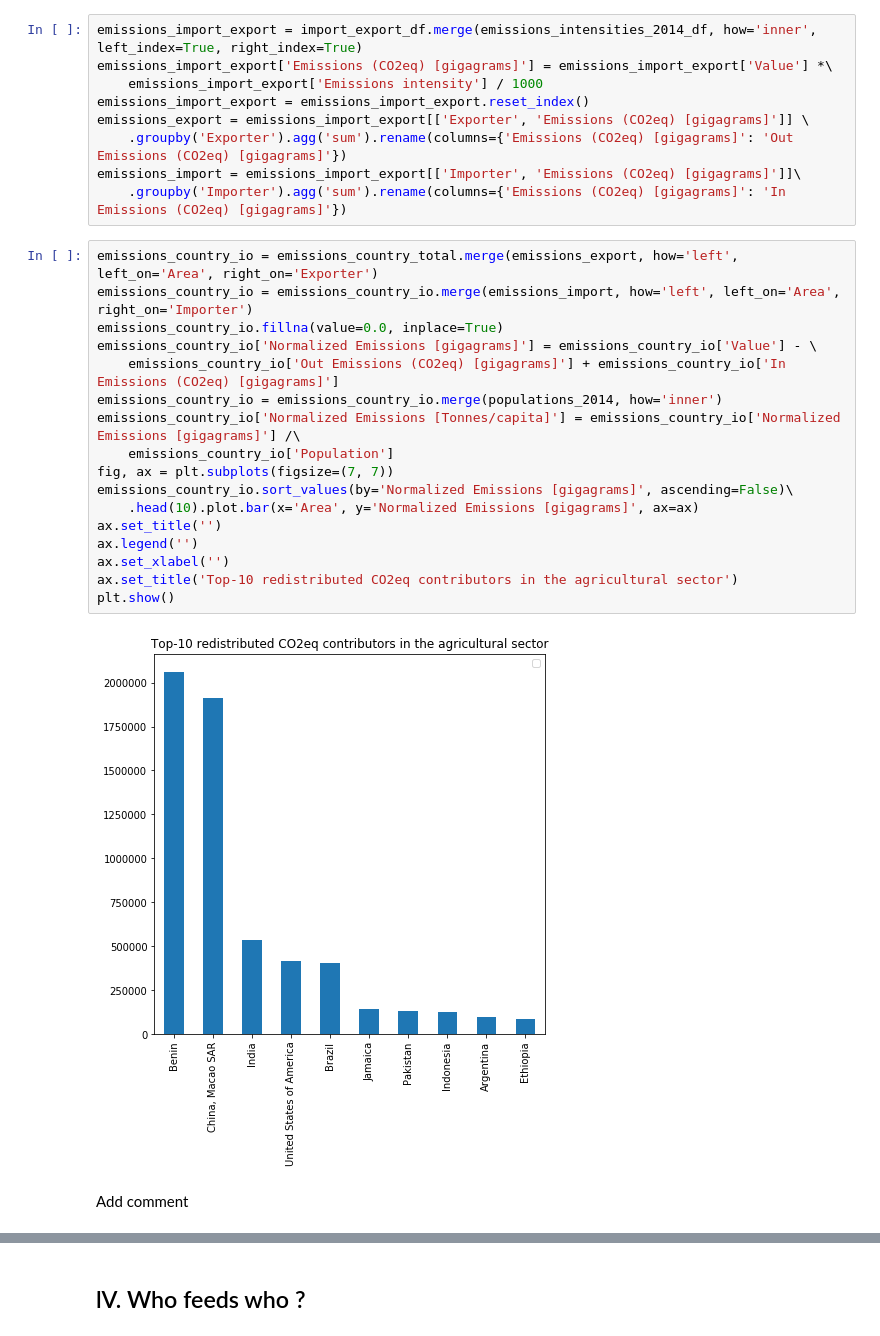
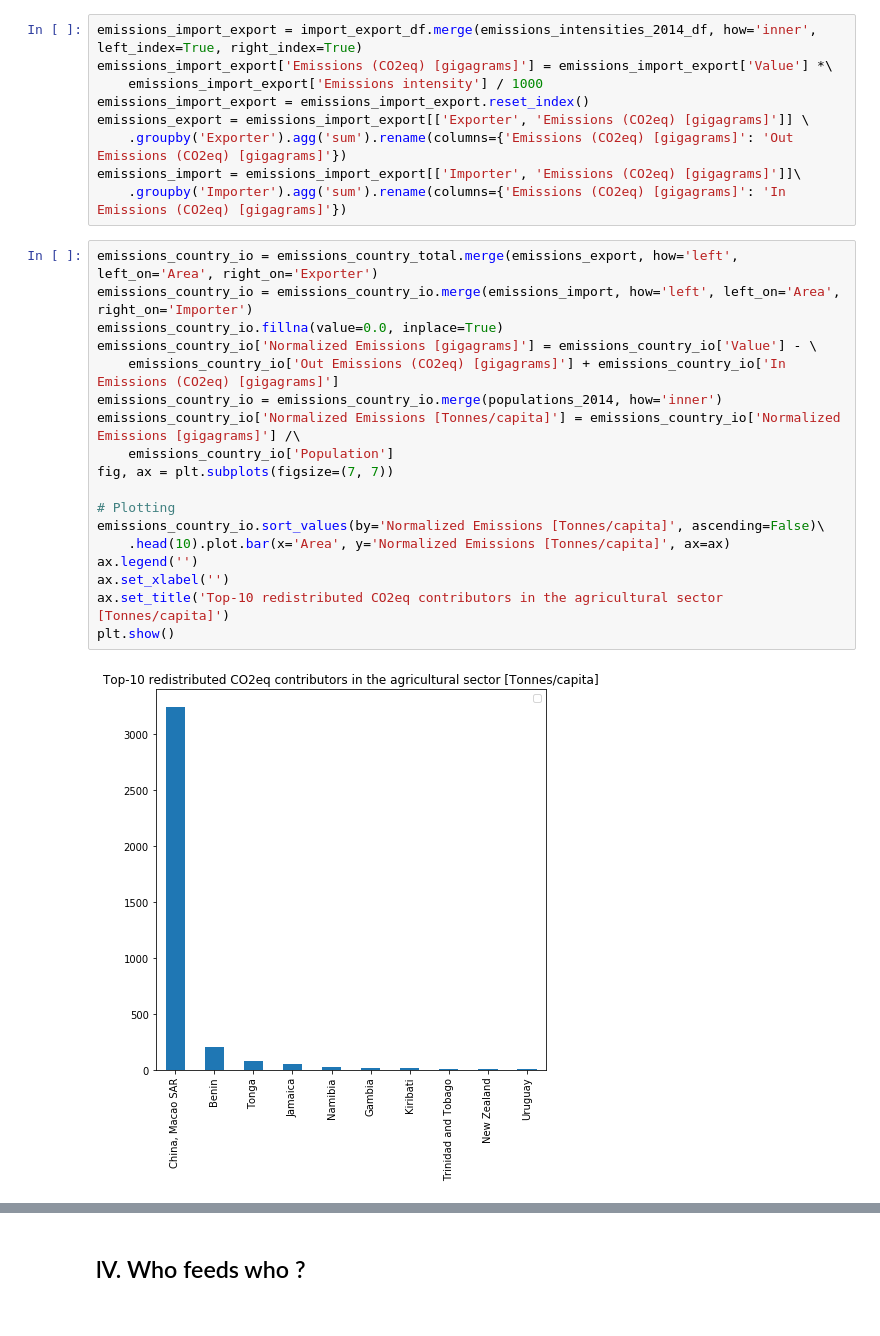
Before and after one commit to tileb1/global-food-statistics, a Jupyter notebook: milestone2_final.ipynb, the cells around one changed output, grey strips where cells are left out. Saved outputs shown, nothing was run; the diff lists cells and outputs as text.

```diff
--- a/milestone2_final.ipynb
+++ b/milestone2_final.ipynb
@@ -632,21 +590,20 @@ emissions_import = emissions_import_export[['Importer', 'Emissions (CO2eq) [giga
 # %%
 emissions_country_io = emissions_country_total.merge(emissions_export, how='left', left_on='Area', right_on='Exporter')
 emissions_country_io = emissions_country_io.merge(emissions_import, how='left', left_on='Area', right_on='Importer')
 emissions_country_io.fillna(value=0.0, inplace=True)
 emissions_country_io['Normalized Emissions [gigagrams]'] = emissions_country_io['Value'] - \
     emissions_country_io['Out Emissions (CO2eq) [gigagrams]'] + emissions_country_io['In Emissions (CO2eq) [gigagrams]']
 emissions_country_io = emissions_country_io.merge(populations_2014, how='inner')
 emissions_country_io['Normalized Emissions [Tonnes/capita]'] = emissions_country_io['Normalized Emissions [gigagrams]'] /\
     emissions_country_io['Population']
 fig, ax = plt.subplots(figsize=(7, 7))
-emissions_country_io.sort_values(by='Normalized Emissions [gigagrams]', ascending=False)\
-    .head(10).plot.bar(x='Area', y='Normalized Emissions [gigagrams]', ax=ax)
-ax.set_title('')
+
+# Plotting
+emissions_country_io.sort_values(by='Normalized Emissions [Tonnes/capita]', ascending=False)\
+    .head(10).plot.bar(x='Area', y='Normalized Emissions [Tonnes/capita]', ax=ax)
 ax.legend('')
 ax.set_xlabel('')
-ax.set_title('Top-10 redistributed CO2eq contributors in the agricultural sector')
+ax.set_title('Top-10 redistributed CO2eq contributors in the agricultural sector [Tonnes/capita]')
 plt.show()
 # %% [output]
-[figure, old version]
+[figure, new version]
-# %% [markdown]
-Add comment
```
Also changed, not shown: parts of 27 cells of this notebook, 1 other file.
